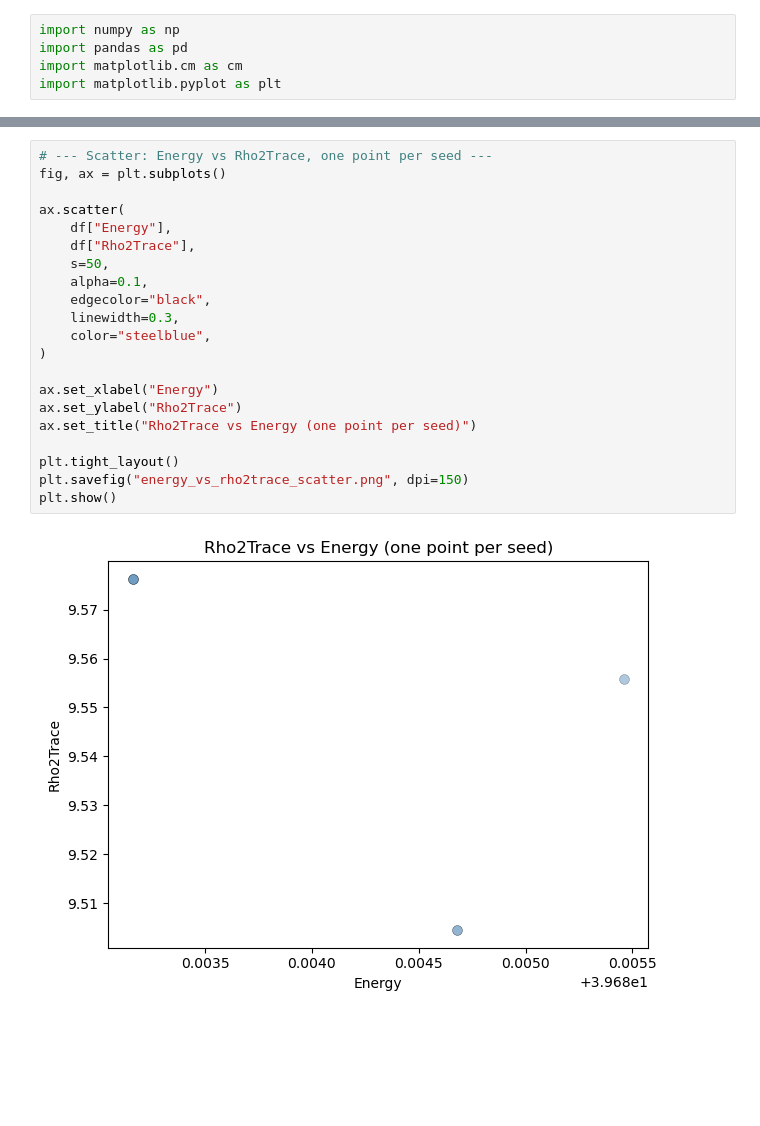
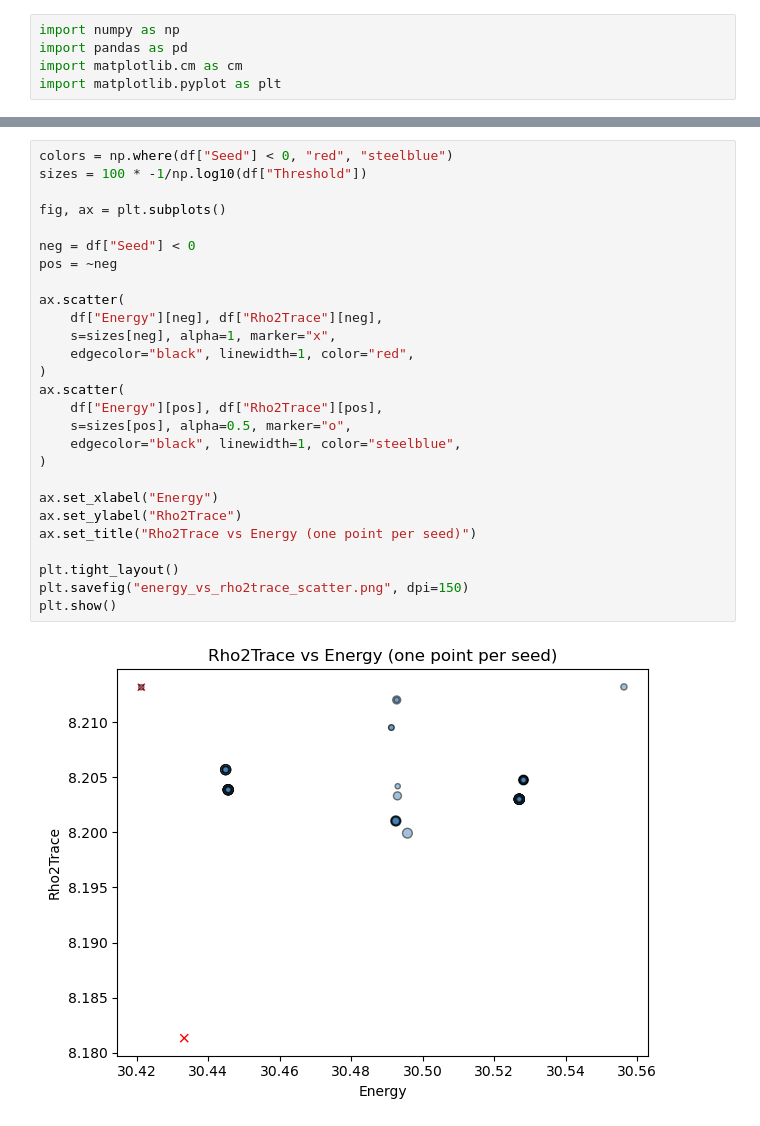
Before and after one commit to Astech34/Stoner-SCF, a Jupyter notebook: ground_state.ipynb, the cells around one changed output, grey strips where cells are left out. Saved outputs shown, nothing was run; the diff lists cells and outputs as text; blank space fills up the shorter version.

```diff
--- a/ground_state.ipynb
+++ b/ground_state.ipynb
@@ -121,23 +160,29 @@ plt.tight_layout()
 # %%
-# --- Scatter: Energy vs Rho2Trace, one point per seed ---
+colors = np.where(df["Seed"] < 0, "red", "steelblue")
+sizes = 100 * -1/np.log10(df["Threshold"])
+
 fig, ax = plt.subplots()
 
+neg = df["Seed"] < 0
+pos = ~neg
+
 ax.scatter(
-    df["Energy"],
-    df["Rho2Trace"],
-    s=50,
-    alpha=0.1,
-    edgecolor="black",
-    linewidth=0.3,
-    color="steelblue",
+    df["Energy"][neg], df["Rho2Trace"][neg],
+    s=sizes[neg], alpha=1, marker="x",
+    edgecolor="black", linewidth=1, color="red",
+)
+ax.scatter(
+    df["Energy"][pos], df["Rho2Trace"][pos],
+    s=sizes[pos], alpha=0.5, marker="o",
+    edgecolor="black", linewidth=1, color="steelblue",
 )
 
 ax.set_xlabel("Energy")
 ax.set_ylabel("Rho2Trace")
 ax.set_title("Rho2Trace vs Energy (one point per seed)")
 
 plt.tight_layout()
 plt.savefig("energy_vs_rho2trace_scatter.png", dpi=150)
 plt.show()
 # %% [output]
-[figure, old version]
+[figure, new version]
```
Also changed, not shown: parts of 13 cells of this notebook, 10 other files.
